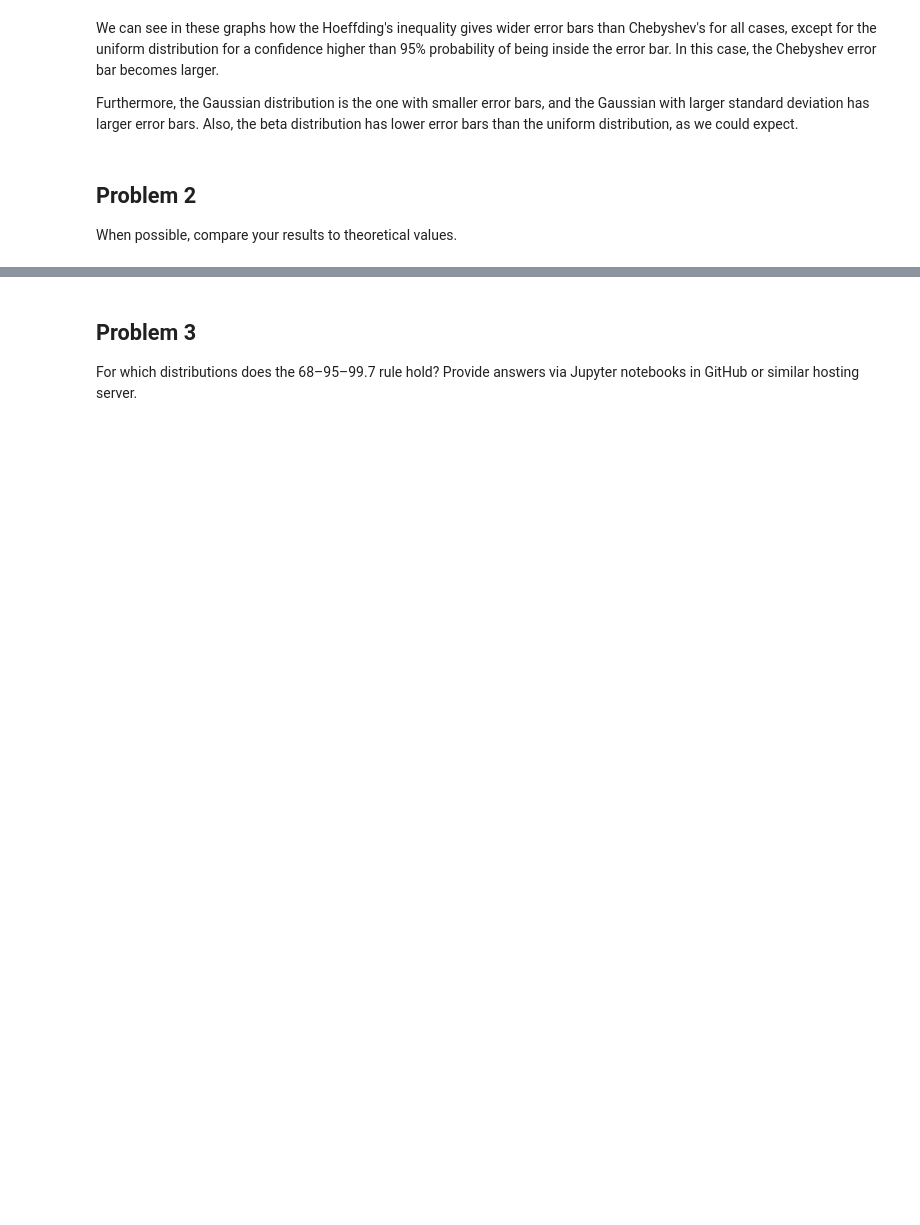
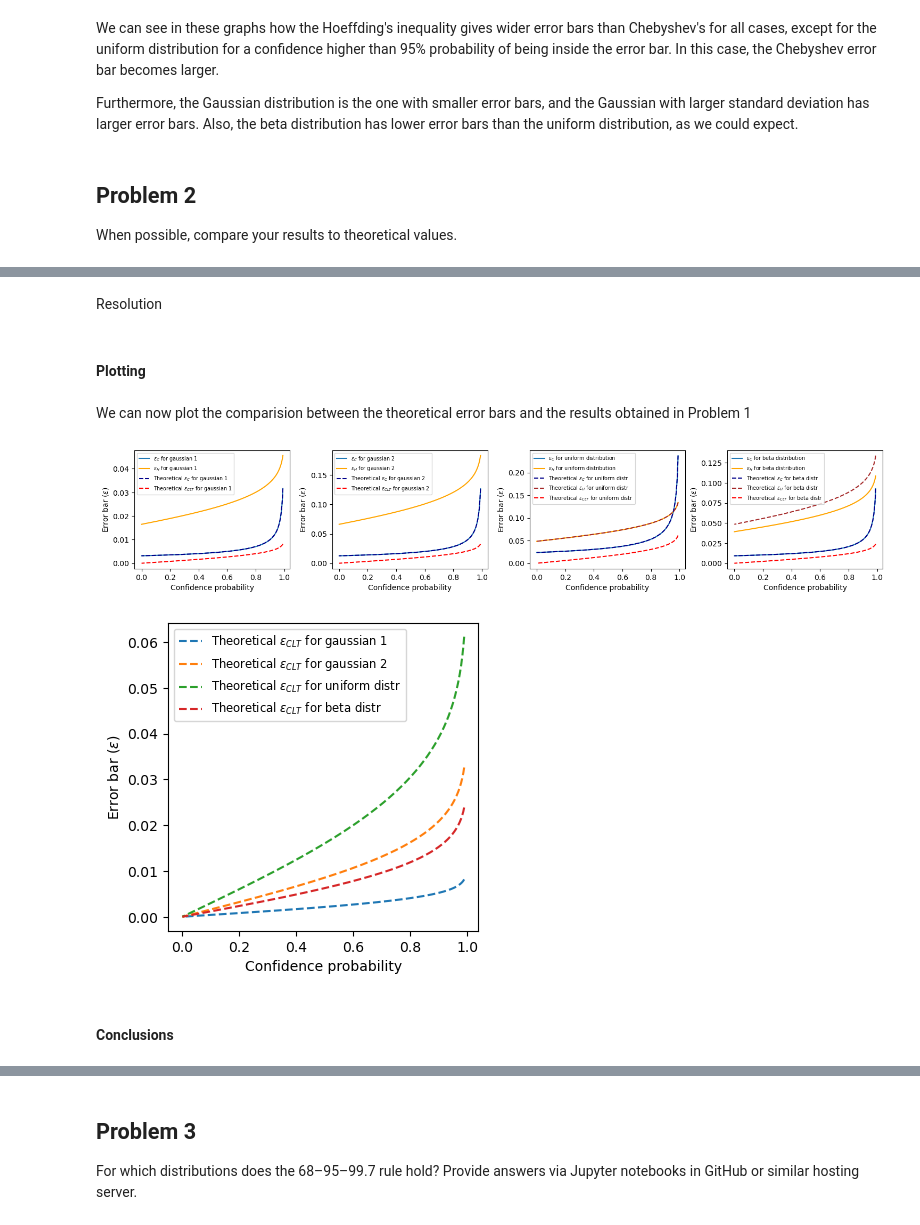
Before and after one commit to brunoperezgomez02/Quantum_Machine_Learning_UIMP_QT_Master, a Jupyter notebook: Exercise_1/Ex_1_JJB.ipynb, the cells around one changed output, grey strips where cells are left out. Saved outputs shown, nothing was run; the diff lists cells and outputs as text; code cells hidden in the pictures; blank space fills up the shorter version.

```diff
--- a/Exercise_1/Ex_1_JJB.ipynb
+++ b/Exercise_1/Ex_1_JJB.ipynb
@@ -230,0 +273,5 @@ When possible, compare your results to theoretical values.
+# %%
+def eps_CLT(P, mu, sigma, N):
+    return -(sigma/np.sqrt(N)) * stats.norm.ppf(P/2)
+# %% [markdown]
+Resolution
@@ -230,0 +330,72 @@ When possible, compare your results to theoretical values.
+# %% [markdown]
+#### Plotting
+# %% [markdown]
+We can now plot the comparision between the theoretical error bars and the results obtained in Problem 1
+# %%
+figepsTh, axepsTh = plt.subplots(nrows=1, ncols=4, figsize=(15, 3))
+
+# Gaussian 1
+axepsTh[0].plot(Probs_inside, eps_C_gauss1, label = r'$\epsilon_C$ for gaussian 1')
+axepsTh[0].plot(Probs_inside, eps_H_gauss1, label = r'$\epsilon_H$ for gaussian 1', color = 'orange')
+
+axepsTh[0].plot(Probs_inside, th_eps_C_gauss_1, label = r'Theoretical $\epsilon_C$ for gaussian 1', color = 'darkblue', linestyle = '--')
+axepsTh[0].plot(Probs_inside, th_eps_CLT_gauss1, label = r'Theoretical $\epsilon_{CLT}$ for gaussian 1', color = 'red', linestyle = '--')
+
+axepsTh[0].legend(fontsize='x-small');
+
+axepsTh[0].set_xlabel('Confidence probability'); axepsTh[0].set_ylabel(r'Error bar ($\epsilon$)')
+
+# Gaussian 2
+axepsTh[1].plot(Probs_inside, eps_C_gauss2, label = r'$\epsilon_C$ for gaussian 2')
+axepsTh[1].plot(Probs_inside, eps_H_gauss2, label = r'$\epsilon_H$ for gaussian 2', color = 'orange')
+
+axepsTh[1].plot(Probs_inside, th_eps_C_gauss_2, label = r'Theoretical $\epsilon_C$ for gaussian 2', color = 'darkblue', linestyle = '--')
+axepsTh[1].plot(Probs_inside, th_eps_CLT_gauss2, label = r'Theoretical $\epsilon_{CLT}$ for gaussian 2', color = 'red', linestyle = '--')
+
+axepsTh[1].legend(fontsize='x-small');
+
+axepsTh[1].set_xlabel('Confidence probability'); axepsTh[1].set_ylabel(r'Error bar ($\epsilon$)')
+
+# Uniform distribution
+axepsTh[2].plot(Probs_inside, eps_C_uniform, label = r'$\epsilon_C$ for uniform distribution')
+axepsTh[2].plot(Probs_inside, eps_H_uniform, label = r'$\epsilon_H$ for uniform distribution', color = 'orange')
+
+axepsTh[2].plot(Probs_inside, th_eps_C_uniform, label = r'Theoretical $\epsilon_C$ for uniform distr', color = 'darkblue', linestyle = '--')
+axepsTh[2].plot(Probs_inside, th_eps_H_uniform, label = r'Theoretical $\epsilon_H$ for uniform distr', color = 'brown', linestyle = '--')
+axepsTh[2].plot(Probs_inside, th_eps_CLT_uniform, label = r'Theoretical $\epsilon_{CLT}$ for uniform distr', color = 'red', linestyle = '--')
+
+axepsTh[2].legend(fontsize='x-small');
+
+axepsTh[2].set_xlabel('Confidence probability'); axepsTh[2].set_ylabel(r'Error bar ($\epsilon$)')
+
+# Beta distribution
+axepsTh[3].plot(Probs_inside, eps_C_beta, label = r'$\epsilon_C$ for beta distribution')
+axepsTh[3].plot(Probs_inside, eps_H_beta, label = r'$\epsilon_H$ for beta distribution', color = 'orange')
+
+axepsTh[3].plot(Probs_inside, th_eps_C_beta, label = r'Theoretical $\epsilon_C$ for beta distr', color = 'darkblue', linestyle = '--')
+axepsTh[3].plot(Probs_inside, th_eps_H_beta, label = r'Theoretical $\epsilon_H$ for beta distr', color = 'brown', linestyle = '--')
+axepsTh[3].plot(Probs_inside, th_eps_CLT_beta, label = r'Theoretical $\epsilon_{CLT}$ for beta distr', color = 'red', linestyle = '--')
+
+axepsTh[3].legend(fontsize='x-small');
+
+axepsTh[3].set_xlabel('Confidence probability'); axepsTh[3].set_ylabel(r'Error bar ($\epsilon$)')
+
+
+figepsTh.tight_layout()
+
+# All epsilon_CLT together
+figepsCLT, axepsCLT = plt.subplots(nrows=1, ncols=1, figsize=(4, 4));
+
+axepsCLT.plot(Probs_inside, th_eps_CLT_gauss1, label = r'Theoretical $\epsilon_{CLT}$ for gaussian 1', linestyle = '--')
+axepsCLT.plot(Probs_inside, th_eps_CLT_gauss2, label = r'Theoretical $\epsilon_{CLT}$ for gaussian 2', linestyle = '--')
+axepsCLT.plot(Probs_inside, th_eps_CLT_uniform, label = r'Theoretical $\epsilon_{CLT}$ for uniform distr', linestyle = '--')
+axepsCLT.plot(Probs_inside, th_eps_CLT_beta, label = r'Theoretical $\epsilon_{CLT}$ for beta distr', linestyle = '--')
+
+axepsCLT.legend(fontsize='small');
+
+axepsCLT.set_xlabel('Confidence probability'); axepsCLT.set_ylabel(r'Error bar ($\epsilon$)');
+# %% [output]
+[figure, added]
+[figure, added]
+# %% [markdown]
+#### Conclusions
```
Also changed, not shown: parts of 18 cells of this notebook.
